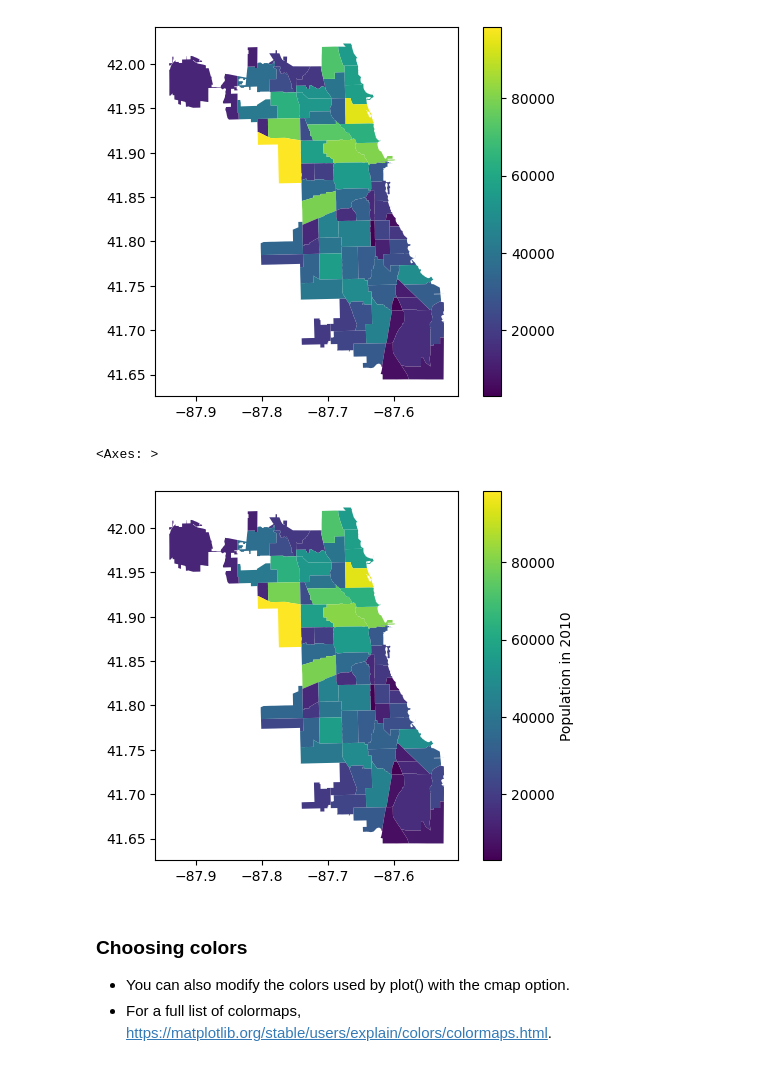
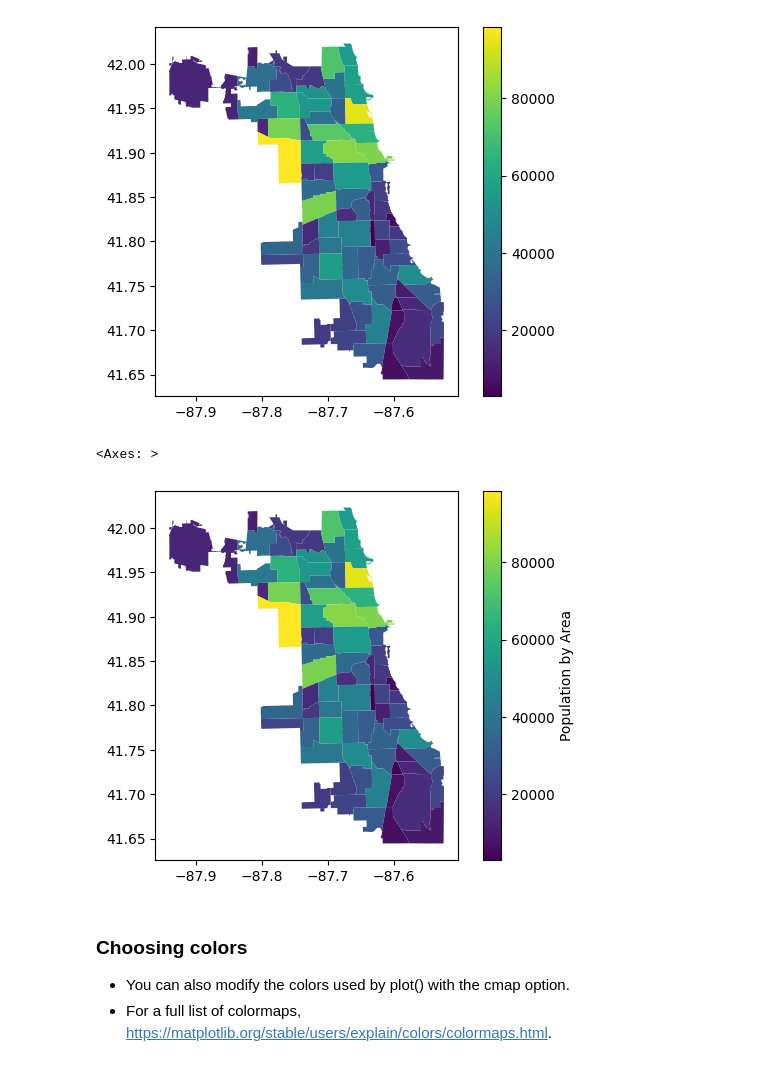
Before and after one commit to bonareri/data-science-class, a Jupyter notebook: 05-Python_for_Data_Science/10_Foundations_of_Geopandas.ipynb, the cells around one changed output. Saved outputs shown, nothing was run; the diff lists cells and outputs as text; code cells hidden in the pictures.

```diff
--- a/05-Python_for_Data_Science/10_Foundations_of_Geopandas.ipynb
+++ b/05-Python_for_Data_Science/10_Foundations_of_Geopandas.ipynb
@@ -364,13 +449,13 @@ airbnb.plot(column='population', legend=True)
 # %%
 # adds its label using using legend_kwds
 airbnb.plot(
     column="population",
     legend=True,
-    legend_kwds={"label": "Population in 2010", "orientation": "horizontal"},
+    legend_kwds={"label": "Population by Area"},
 )
 # %% [output]
 <Axes: >
-[figure, old version]
+[figure, new version]
 # %% [markdown]
 ### Choosing colors
 - You can also modify the colors used by plot() with the cmap option.
```
Also changed, not shown: parts of 41 cells of this notebook, 9 other files.
